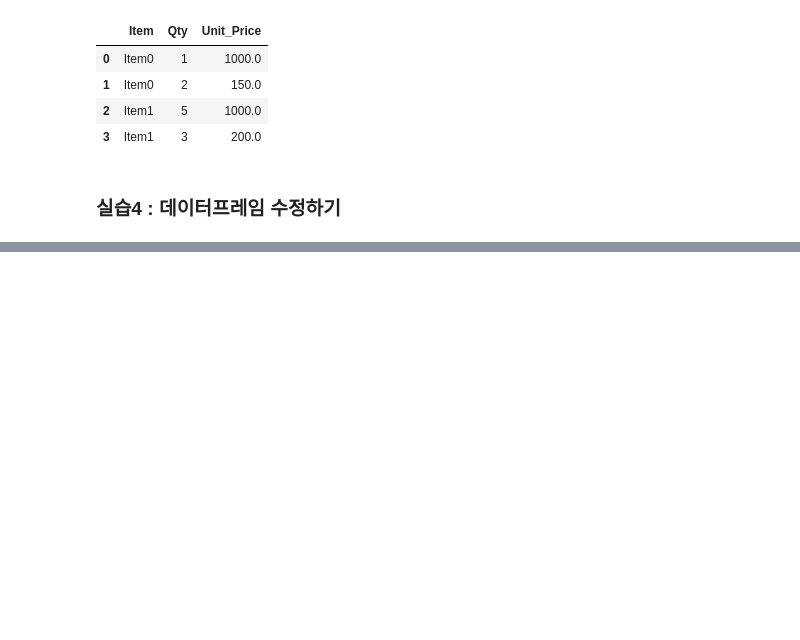
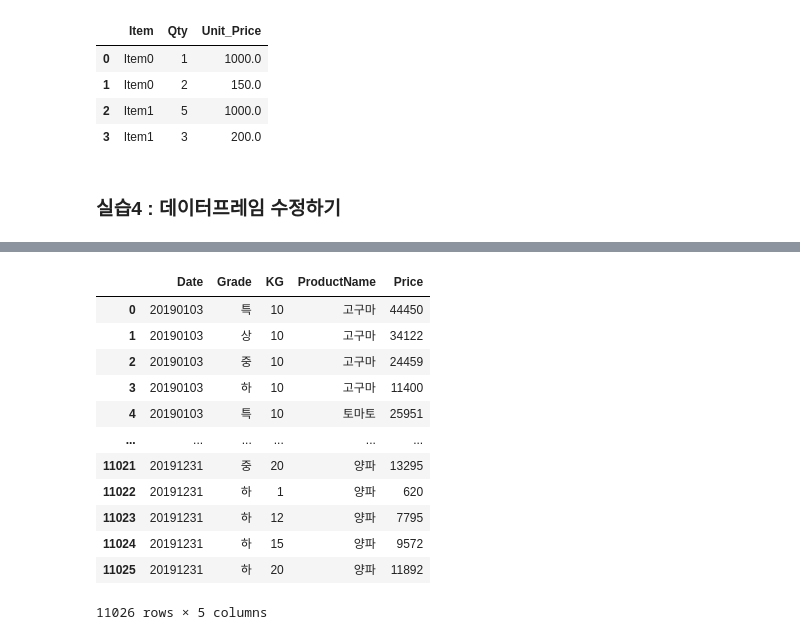
Before and after one commit to oms1226/20201130_python_farmingindustry, a Jupyter notebook: 1week/03 Pandas1.ipynb, the cells around one changed output, grey strips where cells are left out. Drawn from its saved outputs; the diff is of its cells as text; code cells hidden in the pictures; blank space fills up the shorter version.

```diff
--- a/1week/03 Pandas1.ipynb
+++ b/1week/03 Pandas1.ipynb
@@ -361,8 +807,28 @@ df1
 # %%
 # 3) Grade 의 값을 다음과 같이 바꾸시오.
 # 0 : 특
 # 1 : 상
 # 2 : 중
 # 3 : 하
+garak_market_price.loc[garak_market_price.Grade == 0, 'Grade'] = '특'
+garak_market_price.loc[garak_market_price.Grade == 1, 'Grade'] = '상'
+garak_market_price.loc[garak_market_price.Grade == 2, 'Grade'] = '중'
+garak_market_price.loc[garak_market_price.Grade == 3, 'Grade'] = '하'
+
+garak_market_price
+# %% [output]
+|  | Date | Grade | KG | ProductName | Price |
+| 0 | 20190103 | 특 | 10 | 고구마 | 44450 |
+| 1 | 20190103 | 상 | 10 | 고구마 | 34122 |
+| 2 | 20190103 | 중 | 10 | 고구마 | 24459 |
+| 3 | 20190103 | 하 | 10 | 고구마 | 11400 |
+| 4 | 20190103 | 특 | 10 | 토마토 | 25951 |
+| ... | ... | ... | ... | ... | ... |
+| 11021 | 20191231 | 중 | 20 | 양파 | 13295 |
+| 11022 | 20191231 | 하 | 1 | 양파 | 620 |
+| 11023 | 20191231 | 하 | 12 | 양파 | 7795 |
+| 11024 | 20191231 | 하 | 15 | 양파 | 9572 |
+| 11025 | 20191231 | 하 | 20 | 양파 | 11892 |
+11026 rows × 5 columns
 # %%
 # 4) 5번째 칼럼 이름을 Price에서 Price_krw 로 변경하시오.
```
Also changed, not shown: parts of 62 cells of this notebook.
